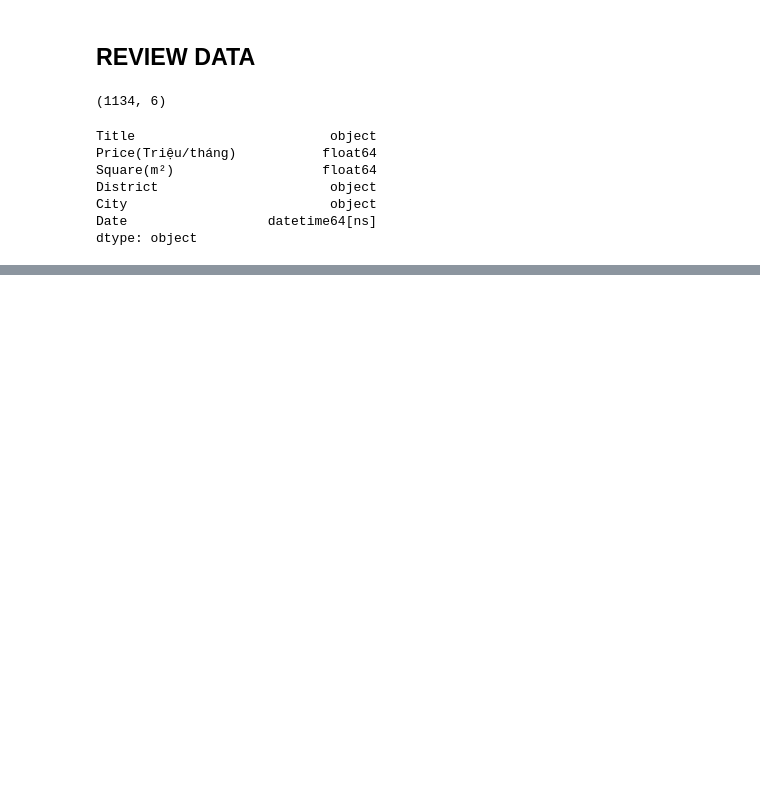
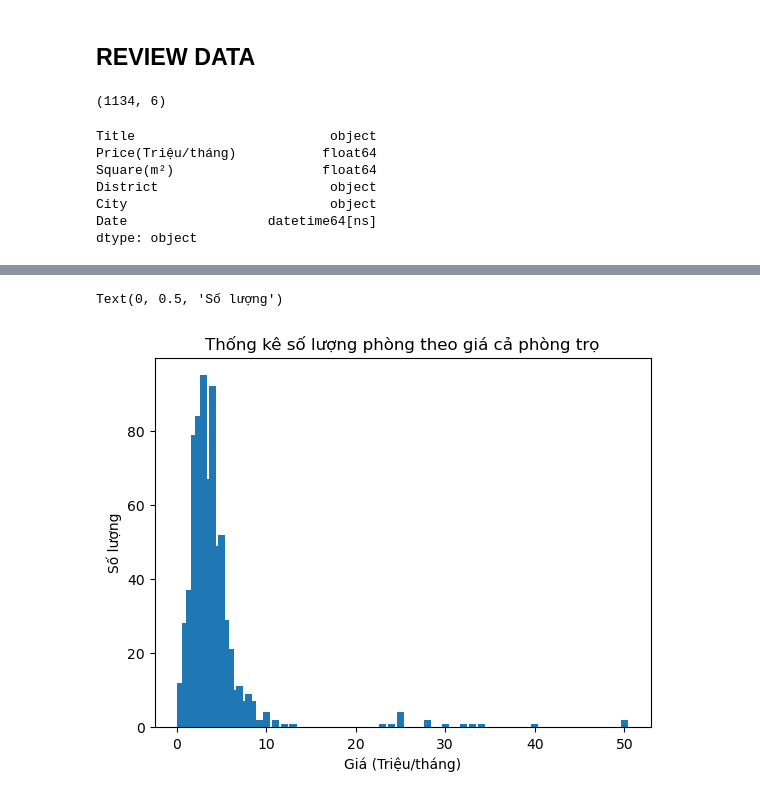
Before and after one commit to laitoanthang/HCM-House-Predict, a Jupyter notebook: Data Science Process/Preprocessing/datapreprocessing.ipynb, the cells around one changed output, grey strips where cells are left out. Drawn from its saved outputs; the diff is of its cells as text; code cells hidden in the pictures; blank space fills up the shorter version.

```diff
--- a/Data Science Process/Preprocessing/datapreprocessing.ipynb
+++ b/Data Science Process/Preprocessing/datapreprocessing.ipynb
@@ -468,0 +613,11 @@ dtype: object
+# %%
+# Count rooms per Price
+value_counts = df_info['Price(Triệu/tháng)'].value_counts()
+value_counts = value_counts.sort_index()
+plt.bar(value_counts.keys(), value_counts.values)
+plt.title('Thống kê số lượng phòng theo giá cả phòng trọ')
+plt.xlabel('Giá (Triệu/tháng)')
+plt.ylabel('Số lượng')
+# %% [output]
+Text(0, 0.5, 'Số lượng')
+[figure, added]
```
Also changed, not shown: parts of 48 cells of this notebook, 1 other file.
